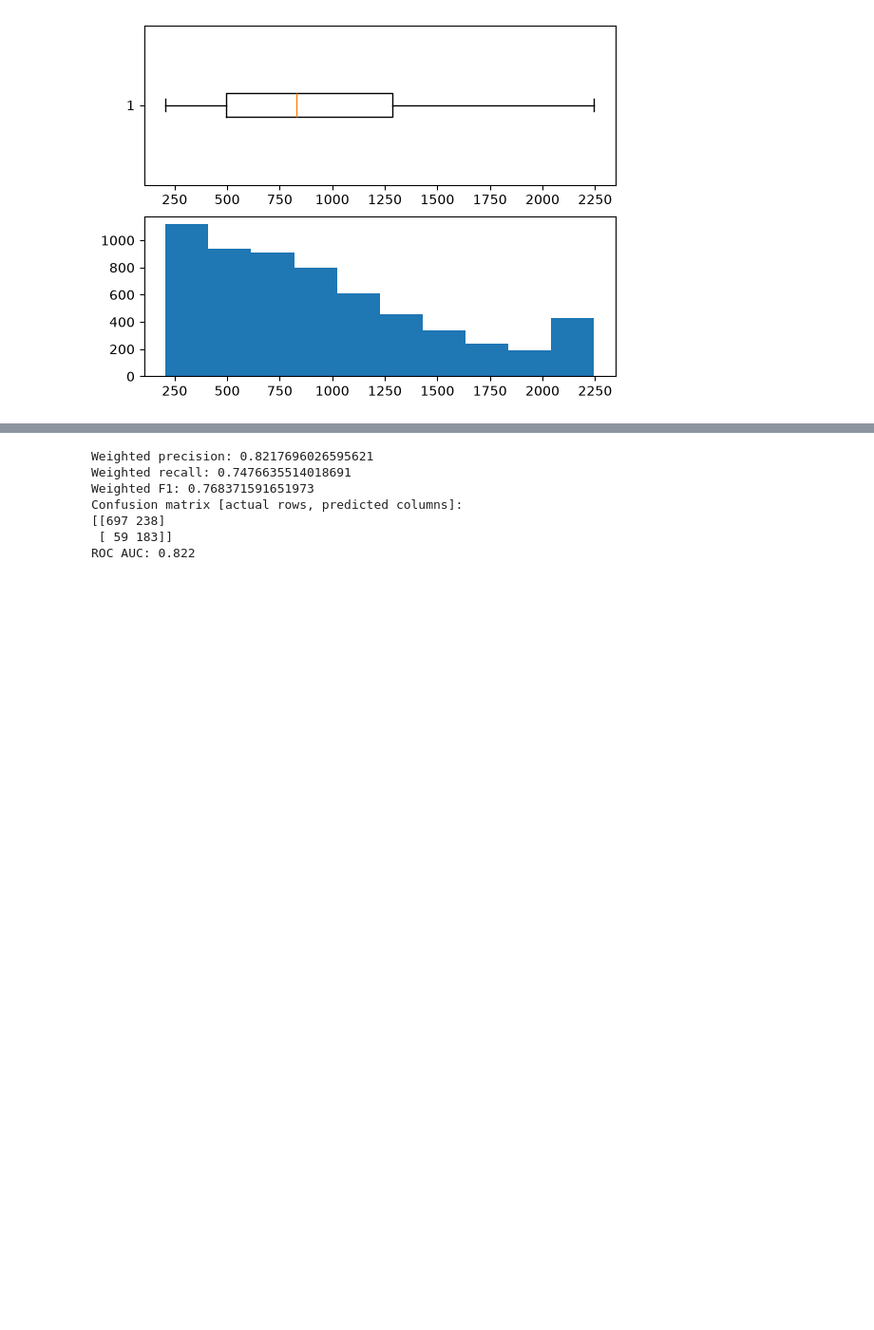
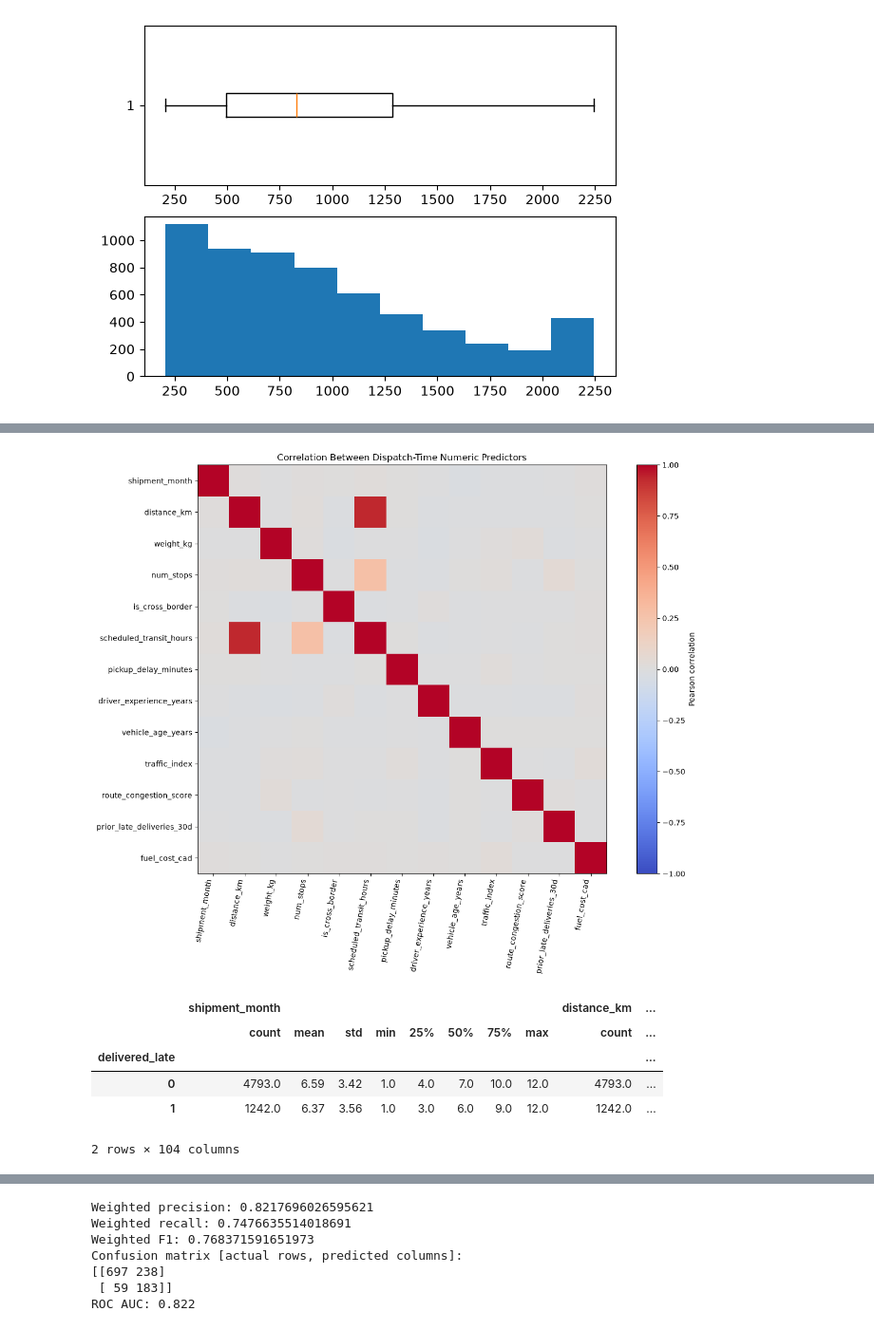
Before and after one commit to aleistrying/2026F-AML-3303-Software-Tools-Emerging, a Jupyter notebook: assignment1/MapleFreight_Delivery_Delay_Prediction_0960408.ipynb, the cells around one changed output, grey strips where cells are left out. Shown at 95% size. Cells and saved outputs as stored; diff of their text form; code cells hidden in the pictures; blank space fills up the shorter version.

```diff
--- a/assignment1/MapleFreight_Delivery_Delay_Prediction_0960408.ipynb
+++ b/assignment1/MapleFreight_Delivery_Delay_Prediction_0960408.ipynb
@@ -236 +248,32 @@ lower %95 2243.7510000000007
+# %%
+numeric_columns_eda = df_deliveries.select_dtypes(include='number').columns
+numeric_predictors_eda = numeric_columns_eda.drop(
+    ['delivered_late', 'actual_transit_hours'],
+    errors='ignore',
+)
+correlation_matrix = df_deliveries[numeric_predictors_eda].corr()
+
+fig, ax = plt.subplots(figsize=(13, 10))
+heatmap = ax.imshow(correlation_matrix, cmap='coolwarm', vmin=-1, vmax=1)
+ax.set_xticks(range(len(numeric_predictors_eda)))
+ax.set_xticklabels(numeric_predictors_eda, rotation=80, ha='right')
+ax.set_yticks(range(len(numeric_predictors_eda)))
+ax.set_yticklabels(numeric_predictors_eda)
+ax.set_title('Correlation Between Dispatch-Time Numeric Predictors')
+fig.colorbar(heatmap, ax=ax, label='Pearson correlation')
+fig.tight_layout()
+plt.show()
+
+class_distribution_summary = df_deliveries.groupby('delivered_late')[numeric_predictors_eda].describe(
+    percentiles=[0.25, 0.5, 0.75]
+).round(2)
+display(class_distribution_summary)
+# %% [output]
+[figure, added]
+|  | shipment_month |  |  |  |  |  |  |  | distance_km | ... |
+|  | count | mean | std | min | 25% | 50% | 75% | max | count | ... |
+| delivered_late |  |  |  |  |  |  |  |  |  | ... |
+| 0 | 4793.0 | 6.59 | 3.42 | 1.0 | 4.0 | 7.0 | 10.0 | 12.0 | 4793.0 | ... |
+| 1 | 1242.0 | 6.37 | 3.56 | 1.0 | 3.0 | 6.0 | 9.0 | 12.0 | 1242.0 | ... |
+2 rows × 104 columns
 # %% [markdown]
```
Also changed, not shown: parts of 29 cells of this notebook, 9 other files.
